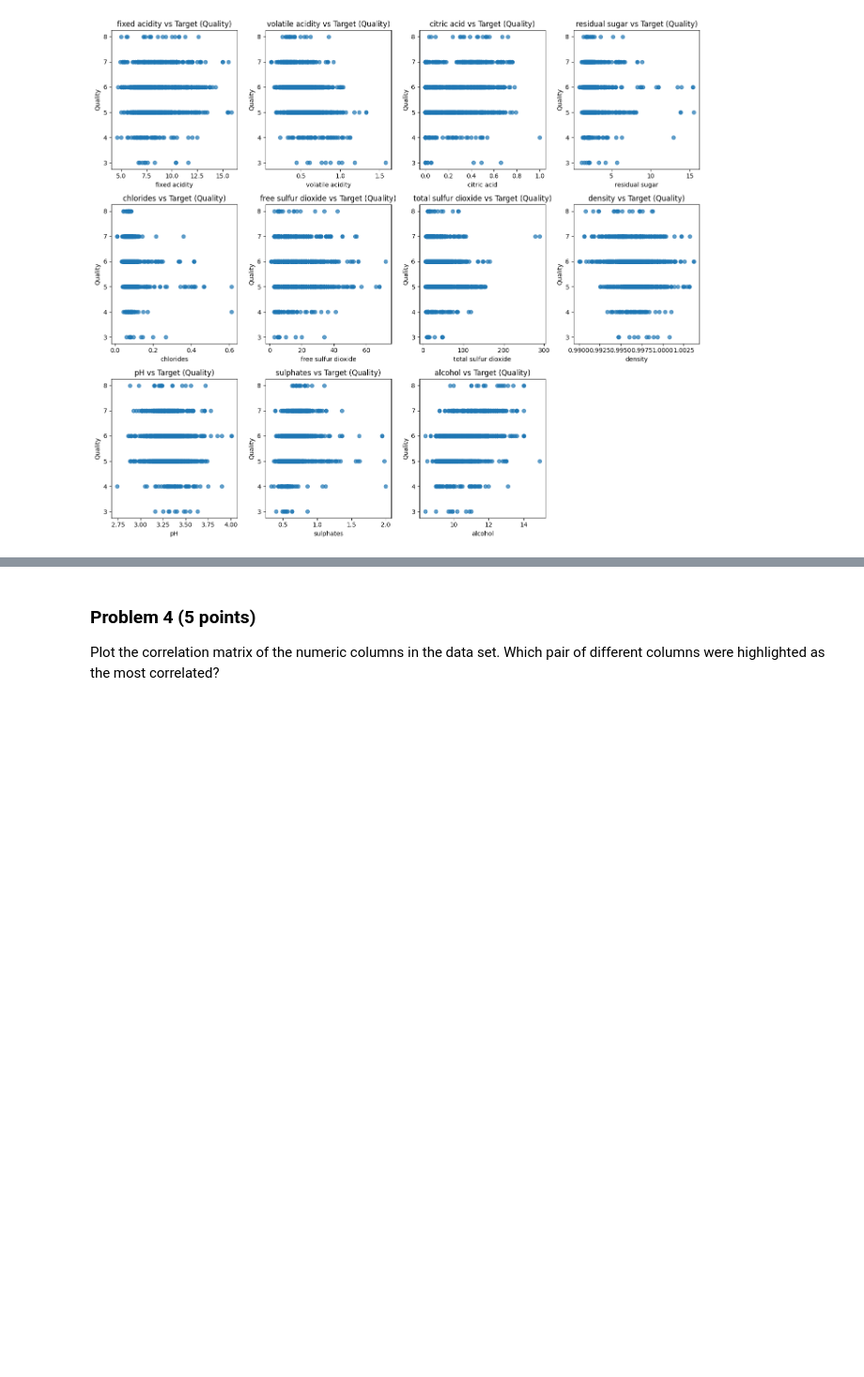
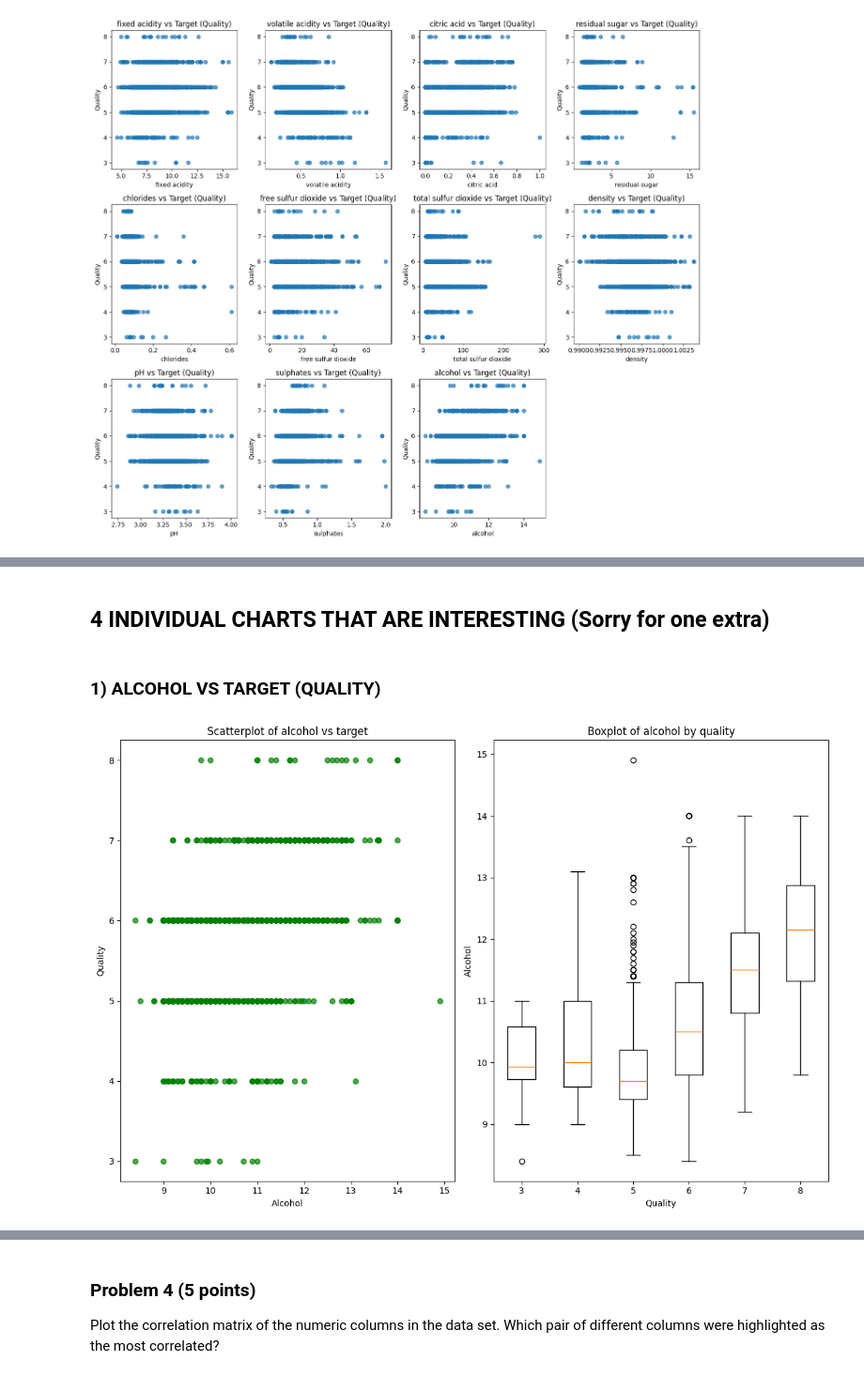
Before and after one commit to garikapativineet/dx602-final-project, a Jupyter notebook: project.ipynb, the cells around one changed output, grey strips where cells are left out. Shown at 94% size. Cells and saved outputs as stored; diff of their text form; code cells hidden in the pictures; blank space fills up the shorter version.

```diff
--- a/project.ipynb
+++ b/project.ipynb
@@ -275,0 +320,26 @@ YOUR ANSWERS HERE
+# %% [markdown]
+## **4 INDIVIDUAL CHARTS THAT ARE INTERESTING** (Sorry for one extra)
+# %% [markdown]
+### **1) ALCOHOL VS TARGET (QUALITY)**
+# %%
+plt.figure(figsize = (12,8))
+
+plt.subplot(1,2,1)
+
+plt.scatter(wine_df["alcohol"], wine_df["target"], color = "green", alpha = 0.7)
+plt.title("Scatterplot of alcohol vs target")
+plt.xlabel("Alcohol")
+plt.ylabel("Quality")
+
+plt.subplot(1,2,2)
+
+grouped_info = [wine_df[wine_df["target"] == i]["alcohol"] for i in sorted(wine_df["target"].unique())]
+plt.boxplot(grouped_info, labels = sorted(wine_df["target"].unique()))
+plt.title("Boxplot of alcohol by quality")
+plt.xlabel("Quality")
+plt.ylabel("Alcohol")
+
+plt.tight_layout()
+plt.show()
+# %% [output]
+[figure, added]
```
Also changed, not shown: parts of 13 cells of this notebook.
